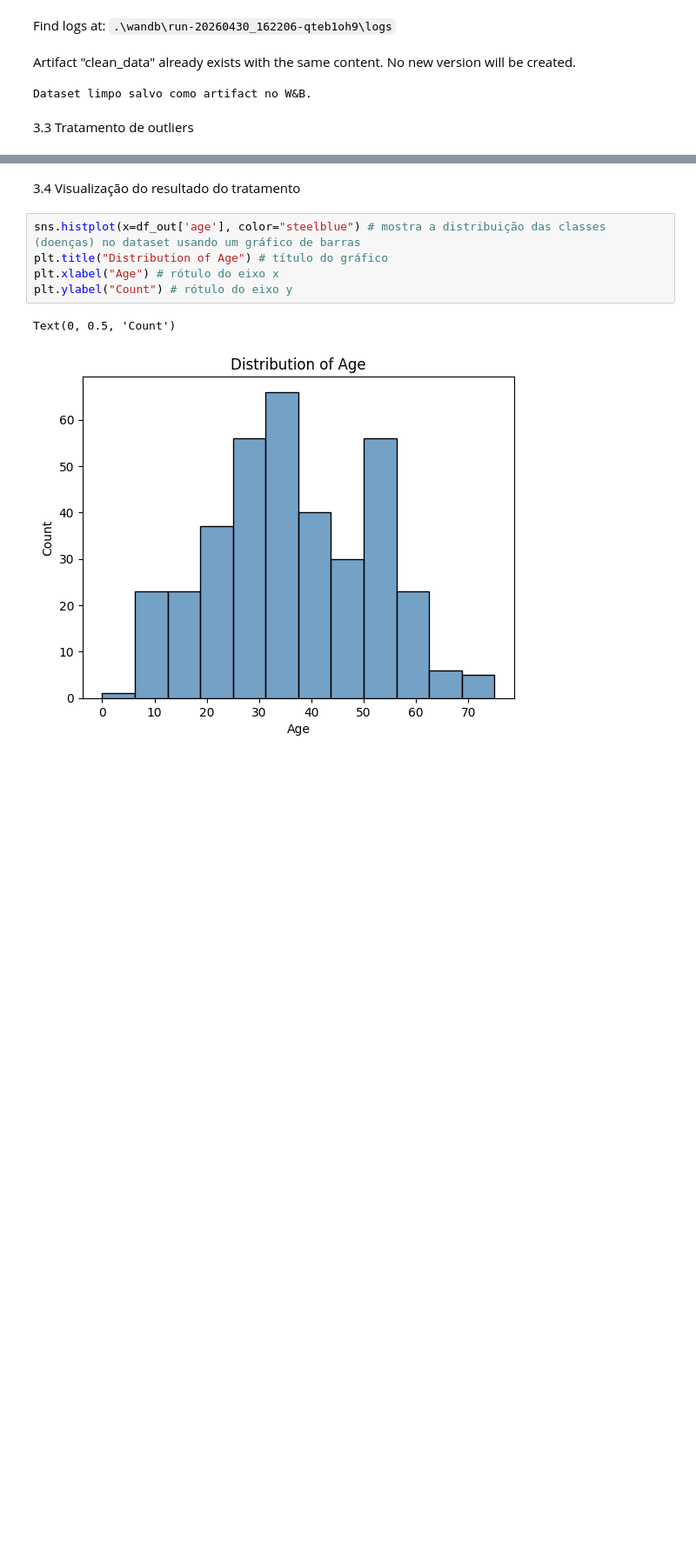
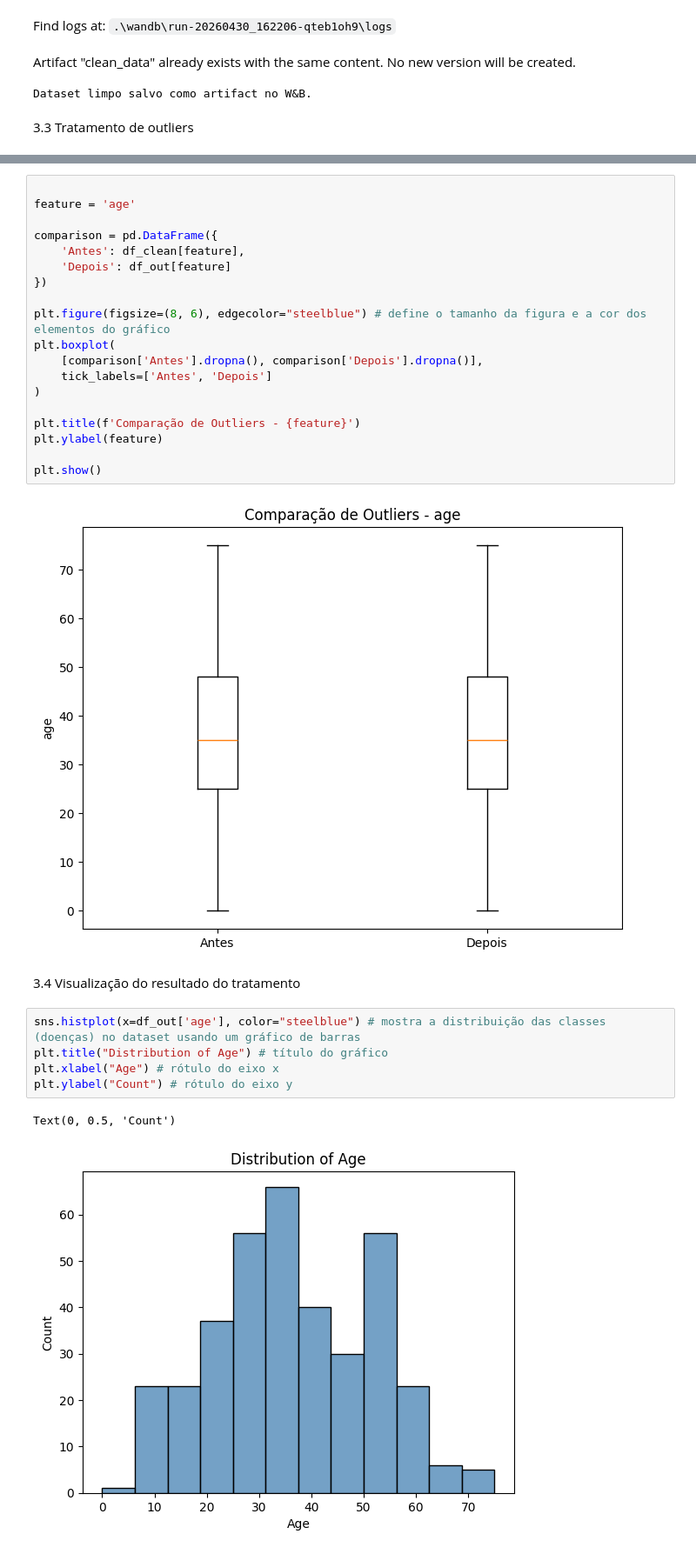
Before and after one commit to rayssacoelho/learning_ai, a Jupyter notebook: projeto_avaliacao/notebooks/projeto.ipynb, the cells around one changed output, grey strips where cells are left out. Shown at 87% size. Drawn from its saved outputs; the diff is of its cells as text; blank space fills up the shorter version.

```diff
--- a/projeto_avaliacao/notebooks/projeto.ipynb
+++ b/projeto_avaliacao/notebooks/projeto.ipynb
@@ -371,6 +371,27 @@ print(f"Age — min: {df_clean['age'].min():.0f} | max: {df_clean['age'].max():.
 
 Shape após tratamento: (366, 35)
 Age — min: 0 | max: 75
+# %%
+
+feature = 'age'
+
+comparison = pd.DataFrame({
+    'Antes': df_clean[feature],
+    'Depois': df_out[feature]
+})
+
+plt.figure(figsize=(8, 6), edgecolor="steelblue") # define o tamanho da figura e a cor dos elementos do gráfico
+plt.boxplot(
+    [comparison['Antes'].dropna(), comparison['Depois'].dropna()],
+    tick_labels=['Antes', 'Depois']
+)
+
+plt.title(f'Comparação de Outliers - {feature}')
+plt.ylabel(feature)
+
+plt.show()
+# %% [output]
+[figure, added]
 # %% [markdown]
 3.4 Visualização do resultado do tratamento
 # %%
```
Also changed, not shown: parts of 1 cell of this notebook.
